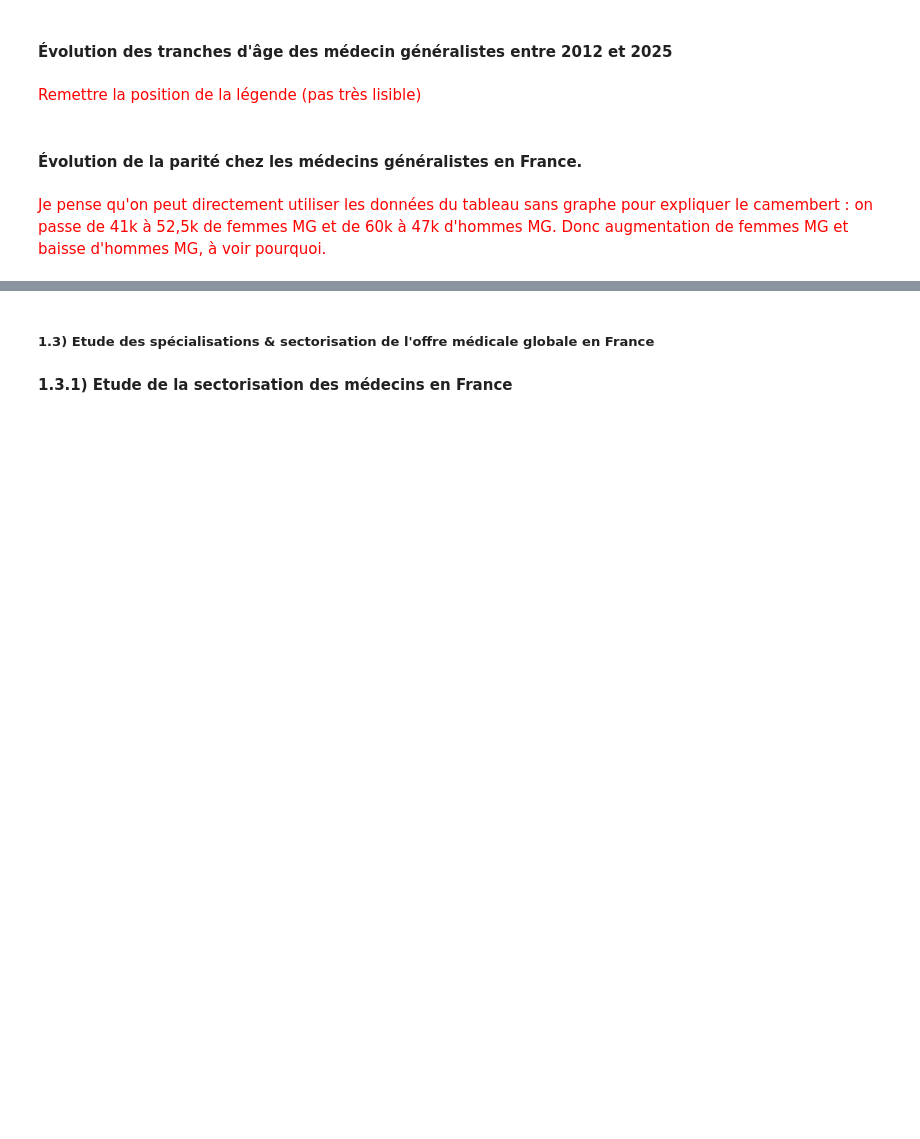
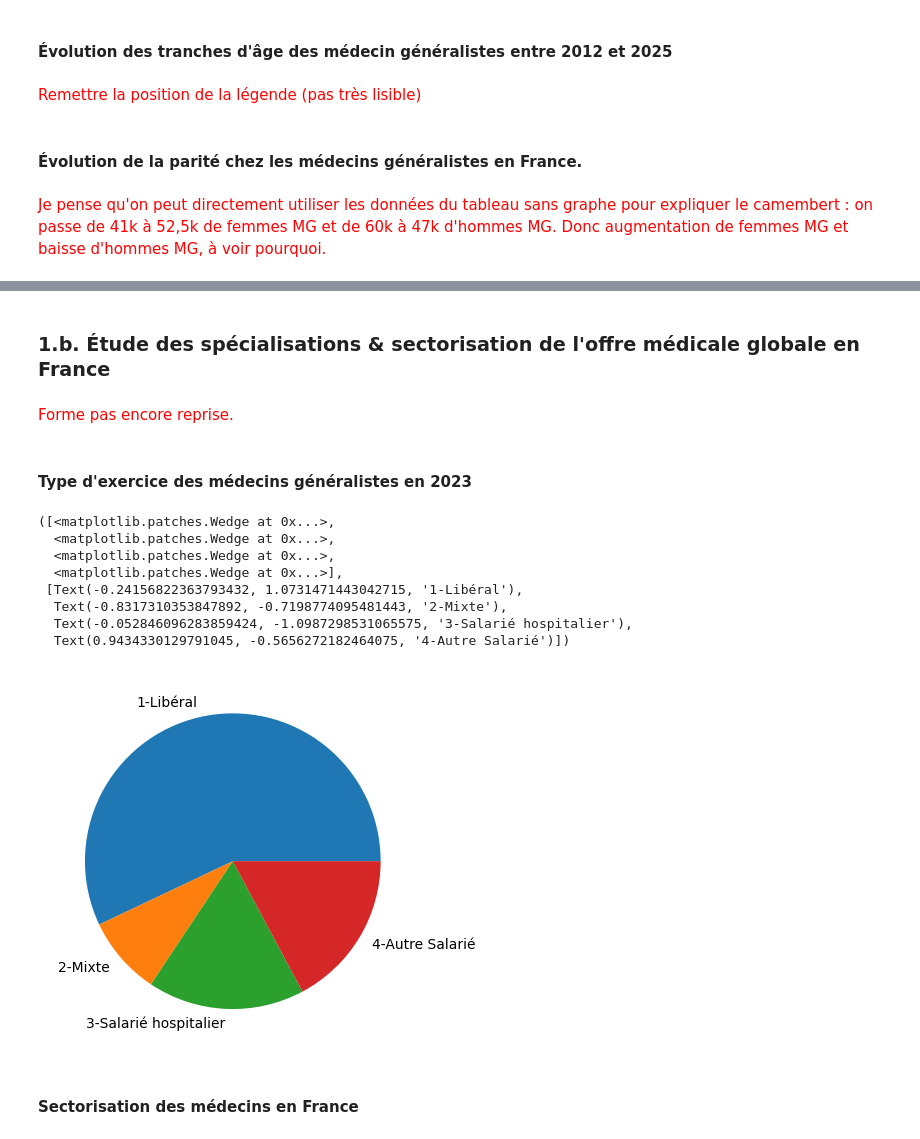
Before and after one commit to dfornier/Python-pour-la-data-science, a Jupyter notebook: Mise au propre.ipynb, the cells around one changed output, grey strips where cells are left out. Cells and saved outputs as stored; diff of their text form; code cells hidden in the pictures; blank space fills up the shorter version.

```diff
--- a/Mise au propre.ipynb
+++ b/Mise au propre.ipynb
@@ -309,7 +456,39 @@ plt.show()
-# %% [markdown]
-##### **1.3) Etude des spécialisations & sectorisation de l'offre médicale globale en France**
-# %% [markdown]
-**1.3.1) Etude de la sectorisation des médecins en France**
+# %% [markdown]
+### **1.b. Étude des spécialisations & sectorisation de l'offre médicale globale en France**
+# %% [markdown]
+<p style="color:red">Forme pas encore reprise.</p>
+# %% [markdown]
+#### **Type d'exercice des médecins généralistes en 2023**
+# %%
+# On s'intéresse ici au nombre de médecins généralistes selon leur type d'exercice.
+df = df_MG_effectif.copy()
+
+df = df[
+    (df['exercice']!='0-Ensemble')
+    & (df['tranche_age']=='00-Ensemble')
+    & (df['region'] == '00-Ensemble')
+    & (df['sexe'] == '0-Ensemble')
+    & (df['territoire'] == "0-France entière")
+]
+
+labels = df['exercice'].unique()
+sizes = df['effectif_2023'].unique()
+
+# Tracé du diagramme.
+fig, ax = plt.subplots()
+ax.pie(sizes, labels=labels)
+# %% [output]
+([<matplotlib.patches.Wedge at 0x...>,
+  <matplotlib.patches.Wedge at 0x...>,
+  <matplotlib.patches.Wedge at 0x...>,
+  <matplotlib.patches.Wedge at 0x...>],
+ [Text(-0.24156822363793432, 1.0731471443042715, '1-Libéral'),
+  Text(-0.8317310353847892, -0.7198774095481443, '2-Mixte'),
+  Text(-0.052846096283859424, -1.0987298531065575, '3-Salarié hospitalier'),
+  Text(0.9434330129791045, -0.5656272182464075, '4-Autre Salarié')])
+[figure, added]
+# %% [markdown]
+#### **Sectorisation des médecins en France**
 # %%
 df_medecins_secteur_réduit= df_medecins_secteur[(df_medecins_secteur['specialites_agregees'] == '1-Médecine générale')
     & (df_medecins_secteur['region'] == '00-Ensemble')
```
Also changed, not shown: parts of 60 cells of this notebook, 1 other file.
